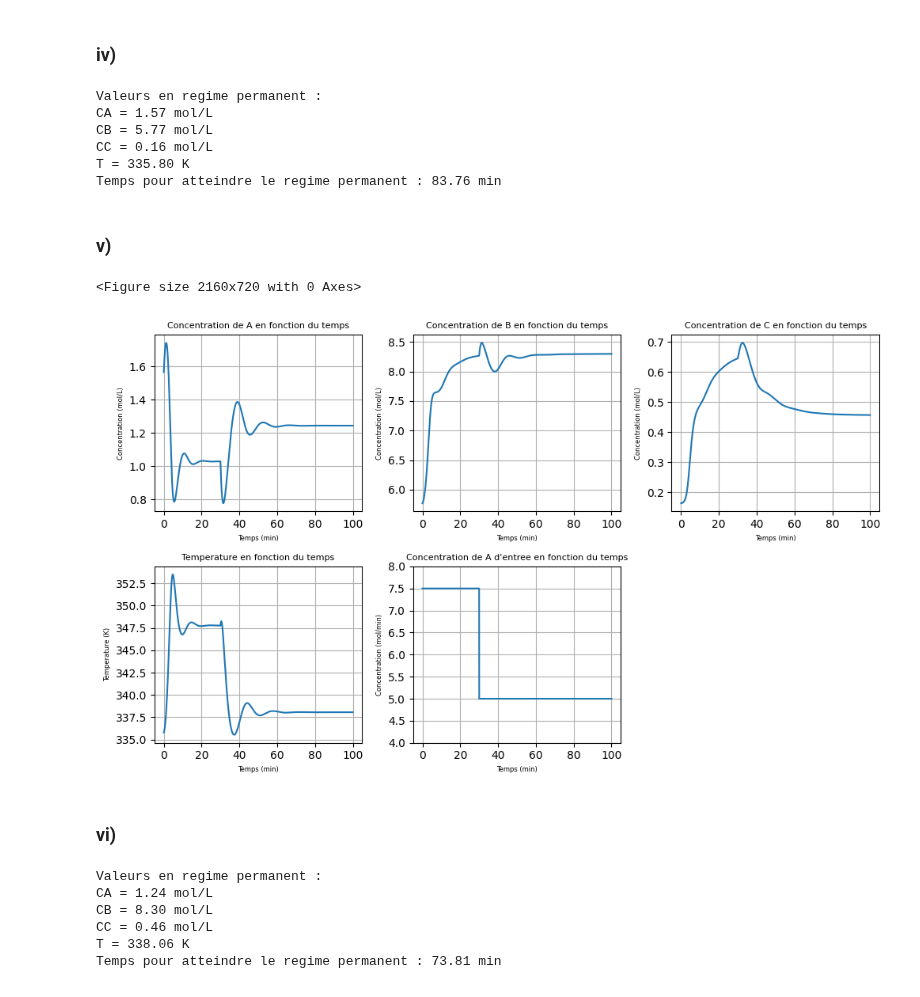
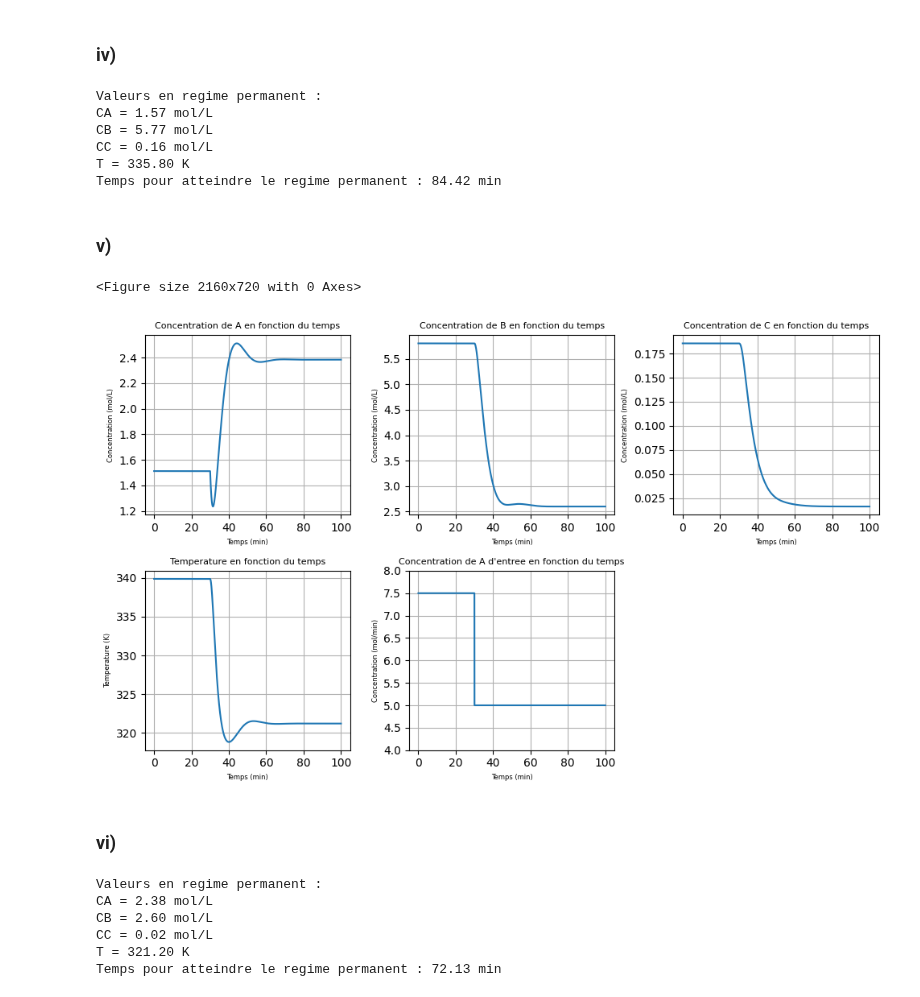
Before and after one commit to corallyyy/GCH2120, a Jupyter notebook: TD 3.ipynb, the cells around one changed output. Cells and saved outputs as stored; diff of their text form; code cells hidden in the pictures.

```diff
--- a/TD 3.ipynb
+++ b/TD 3.ipynb
@@ -29,21 +29,21 @@ def bilans(t, x, p, u):
     return(dCA, dCB, dCC, dT)
 
 #Conditions initiales
-x0 = [1, 0, 0, 293]
+x0 = [2, 0, 0, 293]
 p = [10.0, 7.5, 293, 60, -71.9, 33.1, 4.18, 85, 313, 1.0]
 t_sim = [0, 100] #en min
 u0 = []
 
 sim = solve_ivp(bilans, t_sim, x0, method = 'RK45', args = (p, u0), max_step = 0.01)
 
-CA, CB, CC, T = sim.y
+CA_ii, CB_ii, CC_ii, T_ii = sim.y
 
 #Valeurs en regime permanent
 print('Valeurs en regime permanent :')
-print(f'CA = {CA[-1]:.2f} mol/L')
-print(f'CB = {CB[-1]:.2f} mol/L')
-print(f'CC = {CC[-1]:.2f} mol/L')
-print(f'T = {T[-1]:.2f} K')
+print(f'CA = {CA_ii[-1]:.2f} mol/L')
+print(f'CB = {CB_ii[-1]:.2f} mol/L')
+print(f'CC = {CC_ii[-1]:.2f} mol/L')
+print(f'T = {T_ii[-1]:.2f} K')
 
 #Graphiques
 plt.figure(figsize=(18, 6), dpi=120)
@@ -51,28 +51,28 @@ fig, axs = plt.subplots(nrows = 2, ncols =2)
 
 
 #Graph1
-axs[0,0].plot(sim.t, CA)
+axs[0,0].plot(sim.t, CA_ii)
 axs[0,0].set_title('Concentration de A en fonction du temps', fontsize = 8)
 axs[0,0].set_ylabel('Concentration (mol/L)', fontsize = 6)
 axs[0,0].set_xlabel('Temps (min)', fontsize = 6)
 axs[0,0].grid()
 
 #Graph2
-axs[0,1].plot(sim.t, CB)
+axs[0,1].plot(sim.t, CB_ii)
 axs[0,1].set_title('Concentration de B en fonction du temps', fontsize = 8)
 axs[0,1].set_ylabel('Concentration (mol/L)', fontsize = 6)
 axs[0,1].set_xlabel('Temps (min)', fontsize = 6)
 axs[0,1].grid()
 
 #Graph3
-axs[1,0].plot(sim.t, CC)
+axs[1,0].plot(sim.t, CC_ii)
 axs[1,0].set_title('Concentration de C en fonction du temps', fontsize = 8)
 axs[1,0].set_ylabel('Concentration (mol/L)', fontsize = 6)
 axs[1,0].set_xlabel('Temps (min)', fontsize = 6)
 axs[1,0].grid()
 
 #Graph4
-axs[1,1].plot(sim.t, T)
+axs[1,1].plot(sim.t, T_ii)
 axs[1,1].set_title('Temperature en fonction du temps', fontsize = 8)
 axs[1,1].set_ylabel('Temperature (K)', fontsize = 6)
 axs[1,1].set_xlabel('Temps (min)', fontsize = 6)
@@ -91,7 +91,7 @@ T = 339.88 K
 # %% [markdown]
 ### iii)
 # %%
-def bilans_changement(x, p, u):
+def bilans_changement_Fin(x, p, u):
     [CA, CB, CC, T] = x #Variables d'etat
     [CAin, Tin, V, Hr1, Hr2, Cp, UA, Tc, rho] = p #parametres
     [F] = u #Variable manipulee
@@ -104,20 +104,20 @@ def bilans_changement(x, p, u):
     dT = (F / V) * (Tin - T) + (1 / (rho * Cp)) * (- k1 * CA * Hr1 - k2 * CB * Hr2) - (UA * (T - Tc)) / (rho * V * Cp)
     return(dCA, dCB, dCC, dT)
 
-def manip(t, x, p, t_changement):
+def manip_Fin(t, x, p, t_changement):
     if t < t_changement:
         u = [10.0]
     else:
         u = [8.0]
-    return bilans_changement(x, p, u)
+    return bilans_changement_Fin(x, p, u)
 
 #Conditions initiales
-x0 = [1, 0, 0, 293]
+x0 = [CA_ii[-1], CB_ii[-1], CC_ii[-1], T_ii[-1]]
 p = [7.5, 293, 60, -71.9, 33.1, 4.18, 85, 313, 1.0]
 t_sim = [0, 100] #en min
 t_changement = 30 #en min
 
-sim = solve_ivp(manip, t_sim, x0, method = 'RK45', args = (p, t_changement), max_step = 0.01)
+sim = solve_ivp(manip_Fin, t_sim, x0, method = 'RK45', args = (p, t_changement), max_step = 0.01)
 
 #Graphiques
 plt.figure(figsize=(18, 6), dpi=120)
@@ -192,7 +192,7 @@ CA = 1.57 mol/L
 CB = 5.77 mol/L
 CC = 0.16 mol/L
 T = 335.80 K
-Temps pour atteindre le regime permanent : 83.76 min
+Temps pour atteindre le regime permanent : 84.42 min
 # %% [markdown]
 ### v)
 # %%
@@ -214,10 +214,10 @@ def manip_CAin(t, x, p, t_changement):
         u = [7.5]
     else:
         u = [5.0]
-    return bilans_changement(x, p, u)
+    return bilans_changement_CAin(x, p, u)
 
 #Conditions initiales
-x0 = [CA[-1], CB[-1], CC[-1], T[-1]]
+x0 = [CA_ii[-1], CB_ii[-1], CC_ii[-1], T_ii[-1]]
 p = [10, 293, 60, -71.9, 33.1, 4.18, 85, 313, 1.0]
 t_sim = [0, 100] #en min
 t_changement = 30 #en min
@@ -244,34 +244,34 @@ axs[0,1].set_xlabel('Temps (min)', fontsize = 6)
 axs[0,1].grid()
 
 #Graph3
 axs[0,2].plot(sim.t, CC)
 axs[0,2].set_title('Concentration de C en fonction du temps', fontsize = 8)
 axs[0,2].set_ylabel('Concentration (mol/L)', fontsize = 6)
 axs[0,2].set_xlabel('Temps (min)', fontsize = 6)
 axs[0,2].grid()
 
 #Graph4
 axs[1,0].plot(sim.t, T)
 axs[1,0].set_title('Temperature en fonction du temps', fontsize = 8)
 axs[1,0].set_ylabel('Temperature (K)', fontsize = 6)
 axs[1,0].set_xlabel('Temps (min)', fontsize = 6)
 axs[1,0].grid()
 
 #Graph5
 axs[1,1].plot(sim.t, np.where(sim.t < t_changement, 7.5, 5.0))
 axs[1,1].set_title("Concentration de A d'entree en fonction du temps", fontsize = 8)
 axs[1,1].set_ylim(4, 8)
 axs[1,1].set_ylabel('Concentration (mol/min)', fontsize = 6)
 axs[1,1].set_xlabel('Temps (min)', fontsize = 6)
 axs[1,1].grid()
 
 axs[1, 2].axis('off')
 
 plt.tight_layout()
 plt.show()
 # %% [output]
 <Figure size 2160x720 with 0 Axes>
-[figure, old version]
+[figure, new version]
 # %% [markdown]
 ### vi)
 # %%
@@ -292,8 +292,8 @@ for i in range(len(sim.t)-1, 0, -1):
 print(f'Temps pour atteindre le regime permanent : {temps_regime_permanent:.2f} min')
 # %% [output]
 Valeurs en regime permanent :
-CA = 1.24 mol/L
-CB = 8.30 mol/L
-CC = 0.46 mol/L
-T = 338.06 K
-Temps pour atteindre le regime permanent : 73.81 min
+CA = 2.38 mol/L
+CB = 2.60 mol/L
+CC = 0.02 mol/L
+T = 321.20 K
+Temps pour atteindre le regime permanent : 72.13 min
```
Also changed, not shown: parts of 10 cells of this notebook.
